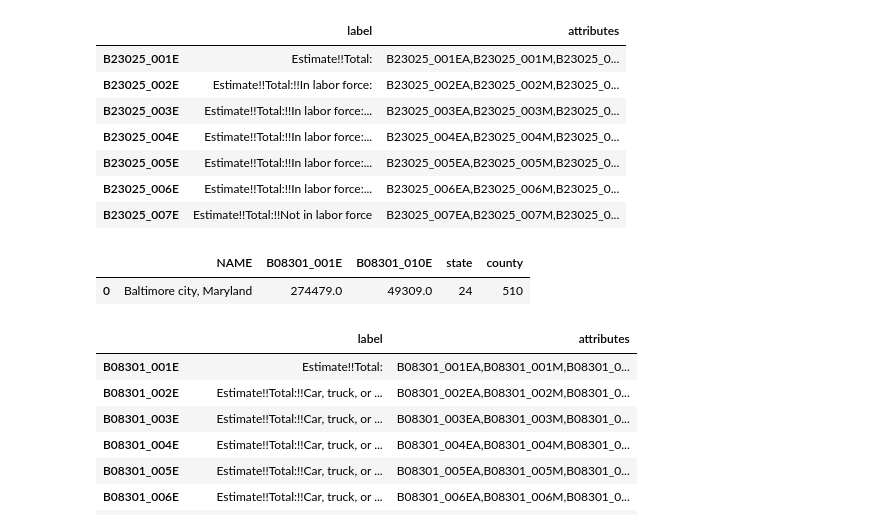
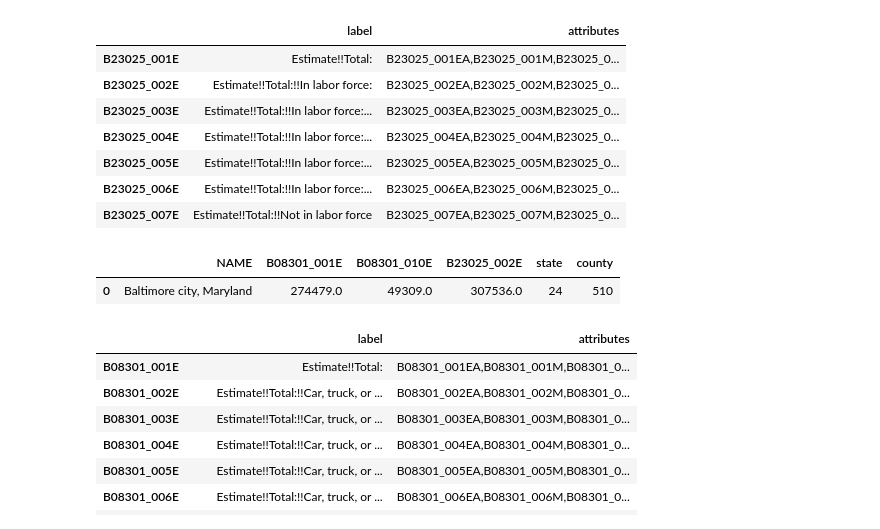
Before and after one commit to Jenkir/Commercial_Corridors_Demographics, a Jupyter notebook: ACS5YR-detailed-tables-2021.ipynb, the cells around one changed output. Saved outputs shown, nothing was run; the diff lists cells and outputs as text; code cells hidden in the pictures.

```diff
--- a/ACS5YR-detailed-tables-2021.ipynb
+++ b/ACS5YR-detailed-tables-2021.ipynb
@@ -520,16 +526,17 @@ short_vars[short_vars['group'] == 'B23025'][['label','attributes']].sort_index()
 # %%
 # check variables
 check2 = c.acs5.state_county(("NAME",
                           "B08301_001E",
-                          "B08301_010E"),
+                          "B08301_010E",
+                          "B23025_002E"),
                           state_fips = "24",
                           county_fips = "510",
                           )
 check_df2 = pd.DataFrame(check2)
 check_df2
 # %% [output]
-|  | NAME | B08301_001E | B08301_010E | state | county |
-| 0 | Baltimore city, Maryland | 274479.0 | 49309.0 | 24 | 510 |
+|  | NAME | B08301_001E | B08301_010E | B23025_002E | state | county |
+| 0 | Baltimore city, Maryland | 274479.0 | 49309.0 | 307536.0 | 24 | 510 |
 # %%
 short_vars[short_vars['group'] == 'B08301'][['label','attributes']].sort_index()
 # %% [output]
```
Also changed, not shown: parts of 49 cells of this notebook, 6 other files.
